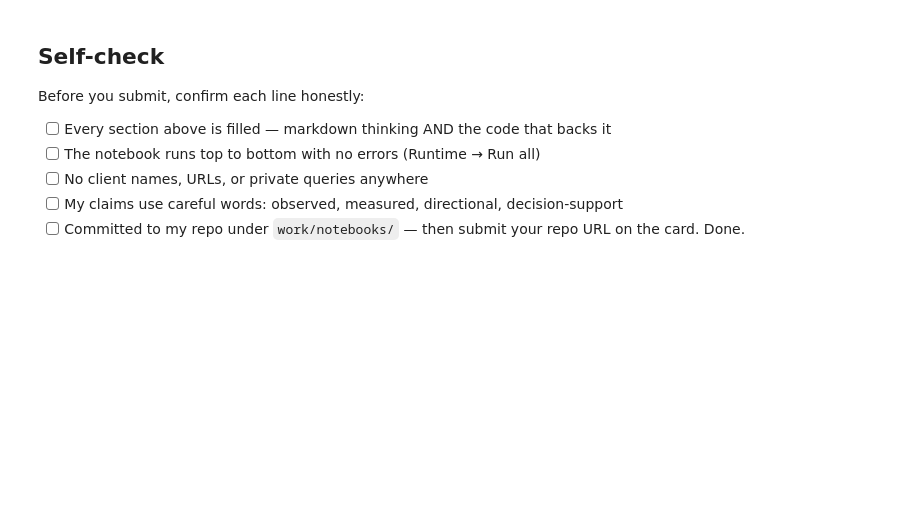
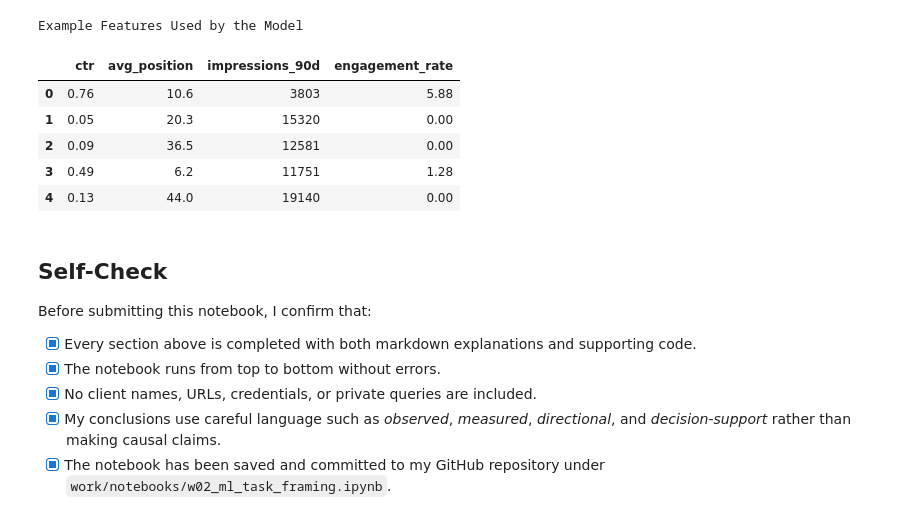
Before and after one commit to jacksonochieng1540/flyrank-ml-capstone, a Jupyter notebook: work/notebooks/w02_ml_task_framing.ipynb, the cells around one changed output. Cells and saved outputs as stored; diff of their text form; code cells hidden in the pictures; blank space fills up the shorter version.

```diff
--- a/work/notebooks/w02_ml_task_framing.ipynb
+++ b/work/notebooks/w02_ml_task_framing.ipynb
@@ -43,0 +38,8 @@ This skeleton is yours to fill. Work the sections **in order** — each one has
+# %%
+import pandas as pd
+
+df = pd.read_csv("./data/raw/content_refresh_anonymized.csv")
+
+print("Dataset Shape:", df.shape)
+
+df.head()
@@ -43,0 +67,9 @@ This skeleton is yours to fill. Work the sections **in order** — each one has
+# %%
+print("Trend Direction Distribution:\n")
+print(df["trend_direction"].value_counts())
+
+df["is_declining_label"] = (df["trend_direction"] == "down").astype(int)
+
+print("\nTarget Preview:")
+
+df[["trend_direction", "is_declining_label"]].head()
@@ -44,10 +159,29 @@ This skeleton is yours to fill. Work the sections **in order** — each one has
+# %%
+features = [
+    "ctr",
+    "avg_position",
+    "impressions_90d",
+    "engagement_rate"
+]
+
+print("Example Features Used by the Model")
+
+display(df[features].head())
+# %% [output]
+Example Features Used by the Model
+|  | ctr | avg_position | impressions_90d | engagement_rate |
+| 0 | 0.76 | 10.6 | 3803 | 5.88 |
+| 1 | 0.05 | 20.3 | 15320 | 0.00 |
+| 2 | 0.09 | 36.5 | 12581 | 0.00 |
+| 3 | 0.49 | 6.2 | 11751 | 1.28 |
+| 4 | 0.13 | 44.0 | 19140 | 0.00 |
 # %% [markdown]
-## Self-check
+## Self-Check
 
-Before you submit, confirm each line honestly:
+Before submitting this notebook, I confirm that:
 
-- [ ] Every section above is filled — markdown thinking AND the code that backs it
-- [ ] The notebook runs top to bottom with no errors (Runtime → Run all)
-- [ ] No client names, URLs, or private queries anywhere
-- [ ] My claims use careful words: observed, measured, directional, decision-support
-- [ ] Committed to my repo under `work/notebooks/` — then submit your repo URL on the card. Done.
+- [x] Every section above is completed with both markdown explanations and supporting code.
+- [x] The notebook runs from top to bottom without errors.
+- [x] No client names, URLs, credentials, or private queries are included.
+- [x] My conclusions use careful language such as *observed*, *measured*, *directional*, and *decision-support* rather than making causal claims.
+- [x] The notebook has been saved and committed to my GitHub repository under `work/notebooks/w02_ml_task_framing.ipynb`.
```
Also changed, not shown: parts of 22 cells of this notebook.
